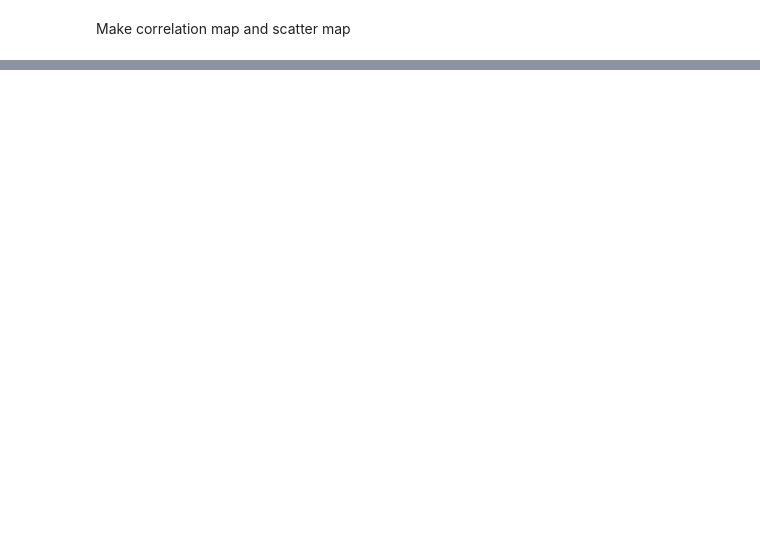
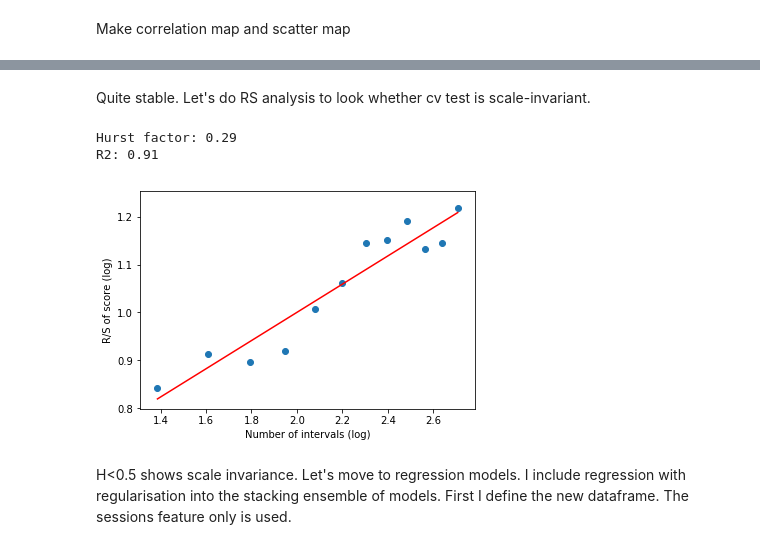
Before and after one commit to SergeyKamenshchikov/MARKETING, a Jupyter notebook: backlog_web.ipynb, the cells around one changed output, grey strips where cells are left out. Saved outputs shown, nothing was run; the diff lists cells and outputs as text; code cells hidden in the pictures; blank space fills up the shorter version.

```diff
--- a/backlog_web.ipynb
+++ b/backlog_web.ipynb
@@ -211,4 +122,0 @@ Number of days with [offers>0] number is 70%
-# %%
-df_binary=df.copy()
-df_binary['Offers binary']=get_class(df_binary['Offers'])
-del df_binary['Offers']
@@ -407,0 +148,2 @@ Look at the Offers vice Session
+# %%
+df_binary_fa=df.copy();df_binary_fa['Offers_BIN']=get_class(df_binary_fa['OFFERS']);del df_binary_fa['OFFERS']
@@ -407,0 +226,20 @@ Look at the Offers vice Session
+# %%
+#define dataframe#
+del df_binary['BR']
+del df_binary['Depth']
+del df_binary['Time']
+del df_binary['Conversion']
+del df_binary['Views']
+del df_binary['Viewers']
+#/define dataframe#
+
+#define array#
+array=df_binary.values
+X=array[:,0:1];Y=array[:,1]
+#/define array#
+
+#output of results#
+results=cross_val_score(ensemble,X,Y,cv=split_num)
+print('Average score:'+str(round(100*mean(results)))+str('%'))
+print('Deviation of score:'+str(round(100*stdev(results),1))+str('%'))
+#/output of results#
@@ -407,0 +299,22 @@ Look at the Offers vice Session
+# %% [markdown]
+Quite stable. Let's do RS analysis to look whether cv test is scale-invariant.
+# %%
+log_N=[log(x) for x in cv_num][1:]
+log_RS=[log(x/y) for x,y in zip(R,S)][1:]
+
+b,m=polyfit(log_N,log_RS,1)
+print('Hurst factor:',round(100*m)/100)
+R2=round((np.corrcoef(log_N,log_RS)[0,1])**2,2)
+print('R2:',R2)
+
+plt.scatter(log_N,log_RS)
+plt.plot(np.unique(log_N),np.poly1d(np.polyfit(log_N,log_RS,1))(np.unique(log_N)),'r')
+plt.xlabel('Number of intervals (log)')
+plt.ylabel('R/S of score (log)')
+plt.show()
+# %% [output]
+Hurst factor: 0.29
+R2: 0.91
+[figure, added]
+# %% [markdown]
+H<0.5 shows scale invariance. Let's move to regression models. I include regression with regularisation into the stacking ensemble of models. First I define the new dataframe. The sessions feature only is used.
```
Also changed, not shown: parts of 98 cells of this notebook.
